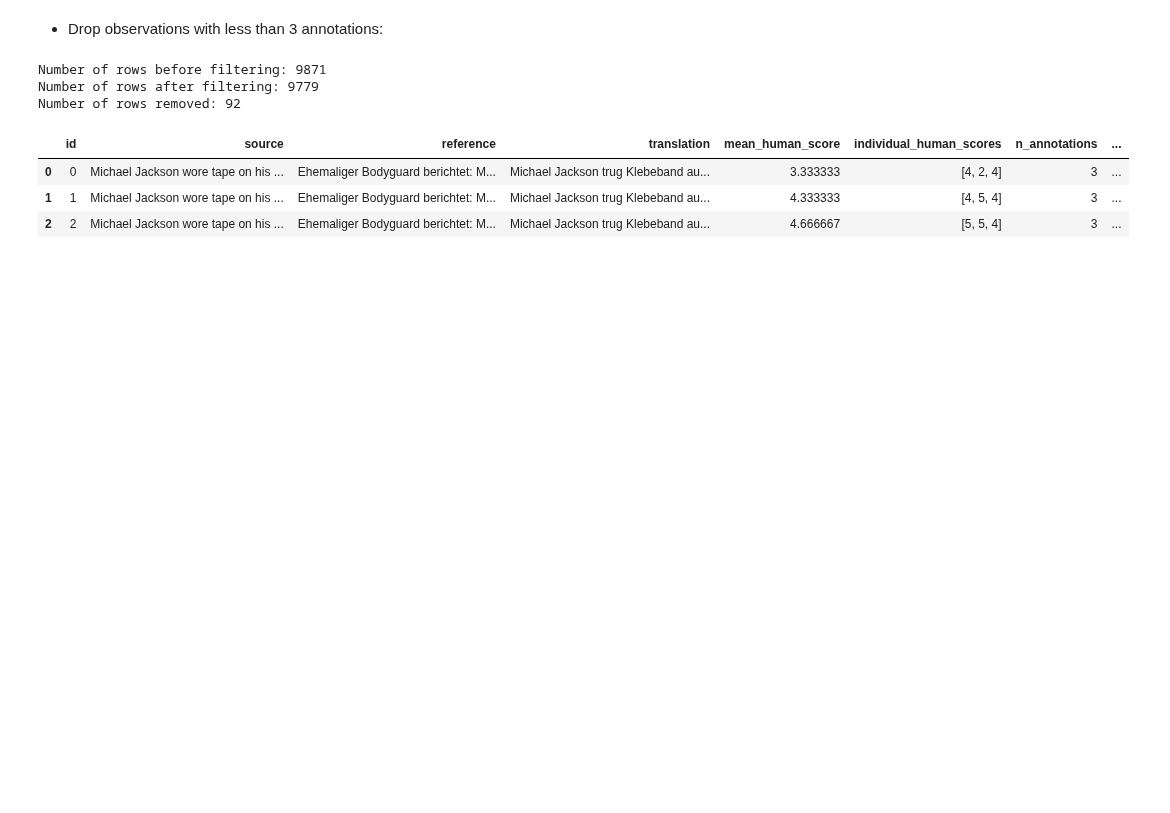
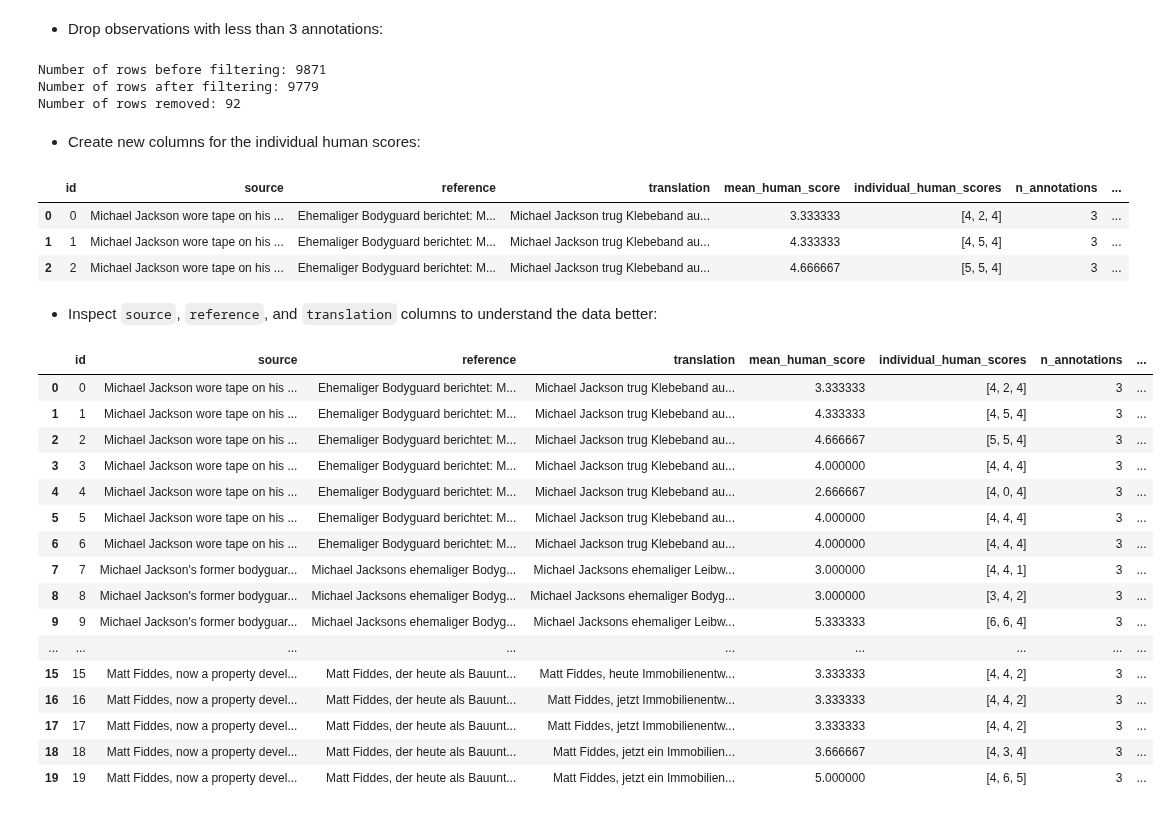
Before and after one commit to Ocean-code-1995/llm-judge-good-enough, a Jupyter notebook: wmt-human/EDA.ipynb, the cells around one changed output. Cells and saved outputs as stored; diff of their text form; code cells hidden in the pictures; blank space fills up the shorter version.

```diff
--- a/wmt-human/EDA.ipynb
+++ b/wmt-human/EDA.ipynb
@@ -124,4 +129,6 @@ print(f"Number of rows removed: {n_rows_before - n_rows_after}")
 Number of rows before filtering: 9871
 Number of rows after filtering: 9779
 Number of rows removed: 92
+# %% [markdown]
+-  Create new columns for the individual human scores:
 # %%
@@ -136,3 +141,25 @@ df.head(3)
 | 0 | 0 | Michael Jackson wore tape on his ... | Ehemaliger Bodyguard berichtet: M... | Michael Jackson trug Klebeband au... | 3.333333 | [4, 2, 4] | 3 | ... |
 | 1 | 1 | Michael Jackson wore tape on his ... | Ehemaliger Bodyguard berichtet: M... | Michael Jackson trug Klebeband au... | 4.333333 | [4, 5, 4] | 3 | ... |
 | 2 | 2 | Michael Jackson wore tape on his ... | Ehemaliger Bodyguard berichtet: M... | Michael Jackson trug Klebeband au... | 4.666667 | [5, 5, 4] | 3 | ... |
+# %% [markdown]
+- Inspect `source`, `reference`, and `translation` columns to understand the data better:
+# %%
+df.head(20)
+# %% [output]
+|  | id | source | reference | translation | mean_human_score | individual_human_scores | n_annotations | ... |
+| 0 | 0 | Michael Jackson wore tape on his ... | Ehemaliger Bodyguard berichtet: M... | Michael Jackson trug Klebeband au... | 3.333333 | [4, 2, 4] | 3 | ... |
+| 1 | 1 | Michael Jackson wore tape on his ... | Ehemaliger Bodyguard berichtet: M... | Michael Jackson trug Klebeband au... | 4.333333 | [4, 5, 4] | 3 | ... |
+| 2 | 2 | Michael Jackson wore tape on his ... | Ehemaliger Bodyguard berichtet: M... | Michael Jackson trug Klebeband au... | 4.666667 | [5, 5, 4] | 3 | ... |
+| 3 | 3 | Michael Jackson wore tape on his ... | Ehemaliger Bodyguard berichtet: M... | Michael Jackson trug Klebeband au... | 4.000000 | [4, 4, 4] | 3 | ... |
+| 4 | 4 | Michael Jackson wore tape on his ... | Ehemaliger Bodyguard berichtet: M... | Michael Jackson trug Klebeband au... | 2.666667 | [4, 0, 4] | 3 | ... |
+| 5 | 5 | Michael Jackson wore tape on his ... | Ehemaliger Bodyguard berichtet: M... | Michael Jackson trug Klebeband au... | 4.000000 | [4, 4, 4] | 3 | ... |
+| 6 | 6 | Michael Jackson wore tape on his ... | Ehemaliger Bodyguard berichtet: M... | Michael Jackson trug Klebeband au... | 4.000000 | [4, 4, 4] | 3 | ... |
+| 7 | 7 | Michael Jackson's former bodyguar... | Michael Jacksons ehemaliger Bodyg... | Michael Jacksons ehemaliger Leibw... | 3.000000 | [4, 4, 1] | 3 | ... |
+| 8 | 8 | Michael Jackson's former bodyguar... | Michael Jacksons ehemaliger Bodyg... | Michael Jacksons ehemaliger Bodyg... | 3.000000 | [3, 4, 2] | 3 | ... |
+| 9 | 9 | Michael Jackson's former bodyguar... | Michael Jacksons ehemaliger Bodyg... | Michael Jacksons ehemaliger Leibw... | 5.333333 | [6, 6, 4] | 3 | ... |
+| ... | ... | ... | ... | ... | ... | ... | ... | ... |
+| 15 | 15 | Matt Fiddes, now a property devel... | Matt Fiddes, der heute als Bauunt... | Matt Fiddes, heute Immobilienentw... | 3.333333 | [4, 4, 2] | 3 | ... |
+| 16 | 16 | Matt Fiddes, now a property devel... | Matt Fiddes, der heute als Bauunt... | Matt Fiddes, jetzt Immobilienentw... | 3.333333 | [4, 4, 2] | 3 | ... |
+| 17 | 17 | Matt Fiddes, now a property devel... | Matt Fiddes, der heute als Bauunt... | Matt Fiddes, jetzt Immobilienentw... | 3.333333 | [4, 4, 2] | 3 | ... |
+| 18 | 18 | Matt Fiddes, now a property devel... | Matt Fiddes, der heute als Bauunt... | Matt Fiddes, jetzt ein Immobilien... | 3.666667 | [4, 3, 4] | 3 | ... |
+| 19 | 19 | Matt Fiddes, now a property devel... | Matt Fiddes, der heute als Bauunt... | Matt Fiddes, jetzt ein Immobilien... | 5.000000 | [4, 6, 5] | 3 | ... |
```
Also changed, not shown: parts of 6 cells of this notebook.
